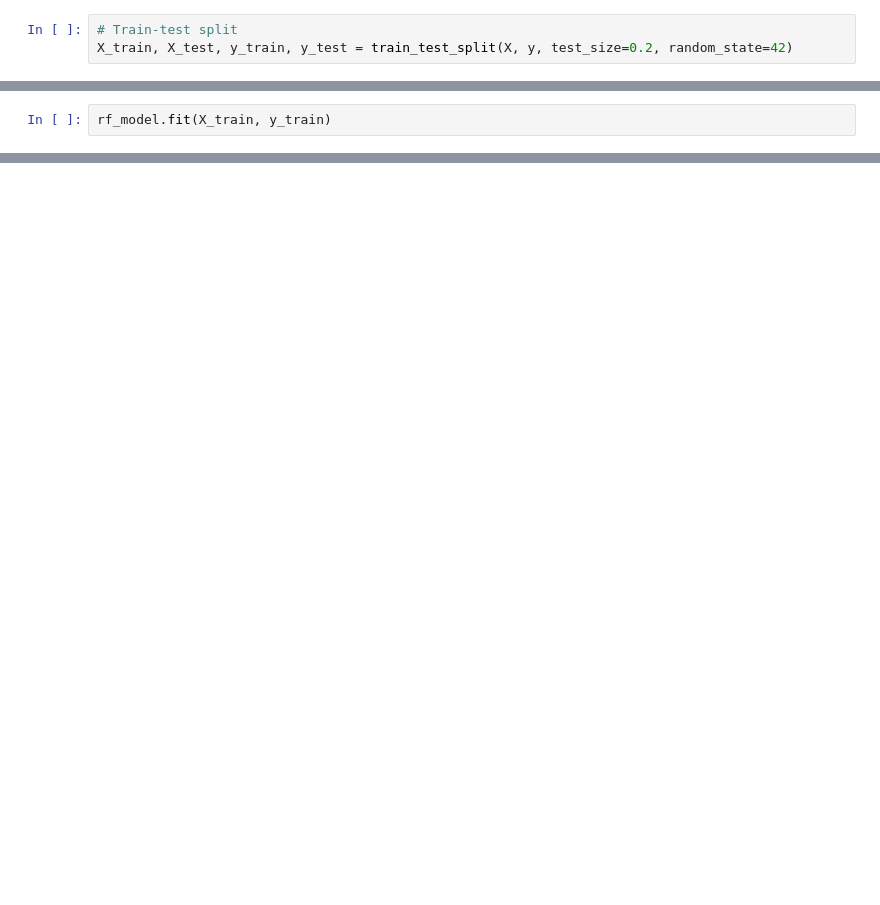
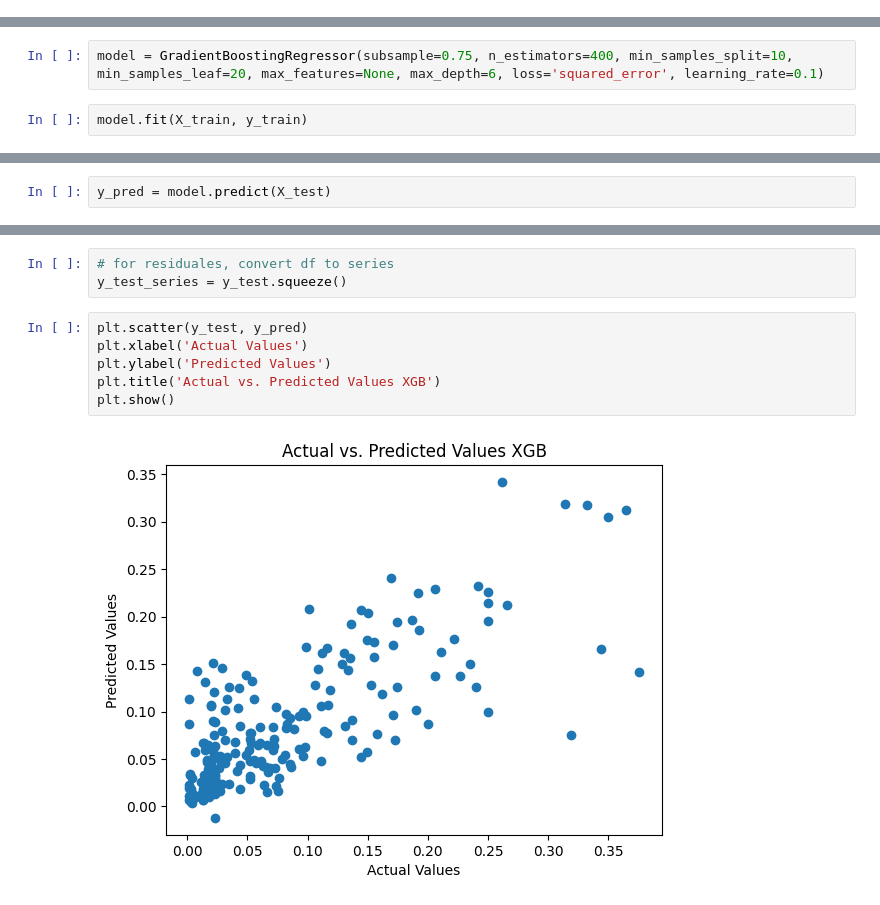
Before and after one commit to andrzej-zernaczuk/bachelor_degree, a Jupyter notebook: XGBoost_xai.ipynb, the cells around one changed output, grey strips where cells are left out. Saved outputs shown, nothing was run; the diff lists cells and outputs as text; blank space fills up the shorter version.

```diff
--- a/XGBoost_xai.ipynb
+++ b/XGBoost_xai.ipynb
@@ -93,3 +65,0 @@ X = df_shap.drop(columns="salary_perc")
-# %%
-# Train-test split
-X_train, X_test, y_train, y_test = train_test_split(X, y, test_size=0.2, random_state=42)
@@ -98,2 +66,4 @@ xgb_model = GradientBoostingRegressor()
+# %%
+model = GradientBoostingRegressor(subsample=0.75, n_estimators=400, min_samples_split=10, min_samples_leaf=20, max_features=None, max_depth=6, loss='squared_error', learning_rate=0.1)
 # %%
-rf_model.fit(X_train, y_train)
+model.fit(X_train, y_train)
@@ -106,0 +75,2 @@ for f in range(X_train.shape[1]):
+# %%
+y_pred = model.predict(X_test)
@@ -106,0 +89,11 @@ for f in range(X_train.shape[1]):
+# %%
+# for residuales, convert df to series
+y_test_series = y_test.squeeze()
+# %%
+plt.scatter(y_test, y_pred)
+plt.xlabel('Actual Values')
+plt.ylabel('Predicted Values')
+plt.title('Actual vs. Predicted Values XGB')
+plt.show()
+# %% [output]
+[figure, added]
```
Also changed, not shown: parts of 21 cells of this notebook, 16 other files.
